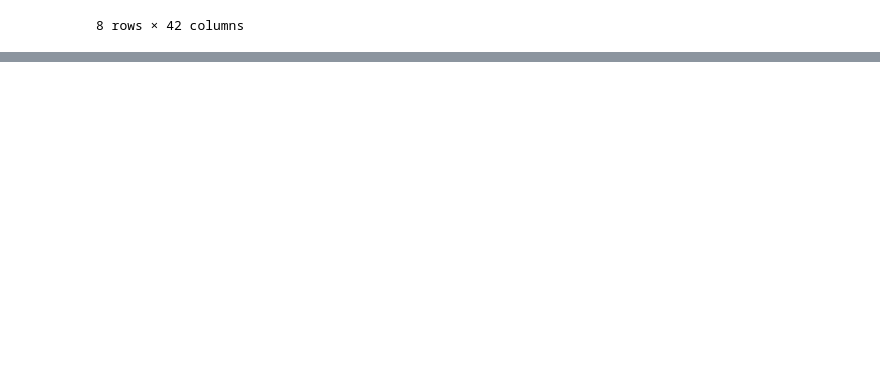
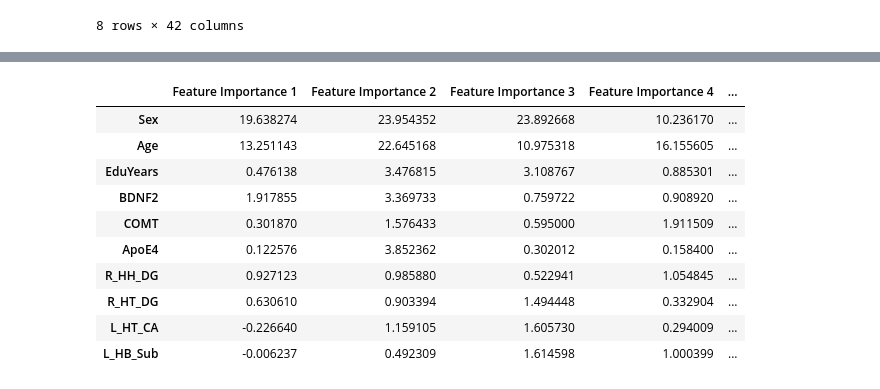
Before and after one commit to kimngan-hoang/CVLT-prediction, a Jupyter notebook: Relevance Vector Regression.ipynb, the cells around one changed output, grey strips where cells are left out. Saved outputs shown, nothing was run; the diff lists cells and outputs as text; code cells hidden in the pictures; blank space fills up the shorter version.

```diff
--- a/Relevance Vector Regression.ipynb
+++ b/Relevance Vector Regression.ipynb
@@ -265,0 +408,16 @@ print('        Correlation %.2f +/- %.2f'% (np.mean(outer_scores_corelation), np
+# %%
+#Sort by mean importance
+importance_train_df = importance_train_df.sort_values(by=["Mean Importance"], ascending = False)
+importance_train_df[0:10]
+# %% [output]
+|  | Feature Importance 1 | Feature Importance 2 | Feature Importance 3 | Feature Importance 4 | ... |
+| Sex | 19.638274 | 23.954352 | 23.892668 | 10.236170 | ... |
+| Age | 13.251143 | 22.645168 | 10.975318 | 16.155605 | ... |
+| EduYears | 0.476138 | 3.476815 | 3.108767 | 0.885301 | ... |
+| BDNF2 | 1.917855 | 3.369733 | 0.759722 | 0.908920 | ... |
+| COMT | 0.301870 | 1.576433 | 0.595000 | 1.911509 | ... |
+| ApoE4 | 0.122576 | 3.852362 | 0.302012 | 0.158400 | ... |
+| R_HH_DG | 0.927123 | 0.985880 | 0.522941 | 1.054845 | ... |
+| R_HT_DG | 0.630610 | 0.903394 | 1.494448 | 0.332904 | ... |
+| L_HT_CA | -0.226640 | 1.159105 | 1.605730 | 0.294009 | ... |
+| L_HB_Sub | -0.006237 | 0.492309 | 1.614598 | 1.000399 | ... |
```
Also changed, not shown: parts of 20 cells of this notebook, 1 other file.
